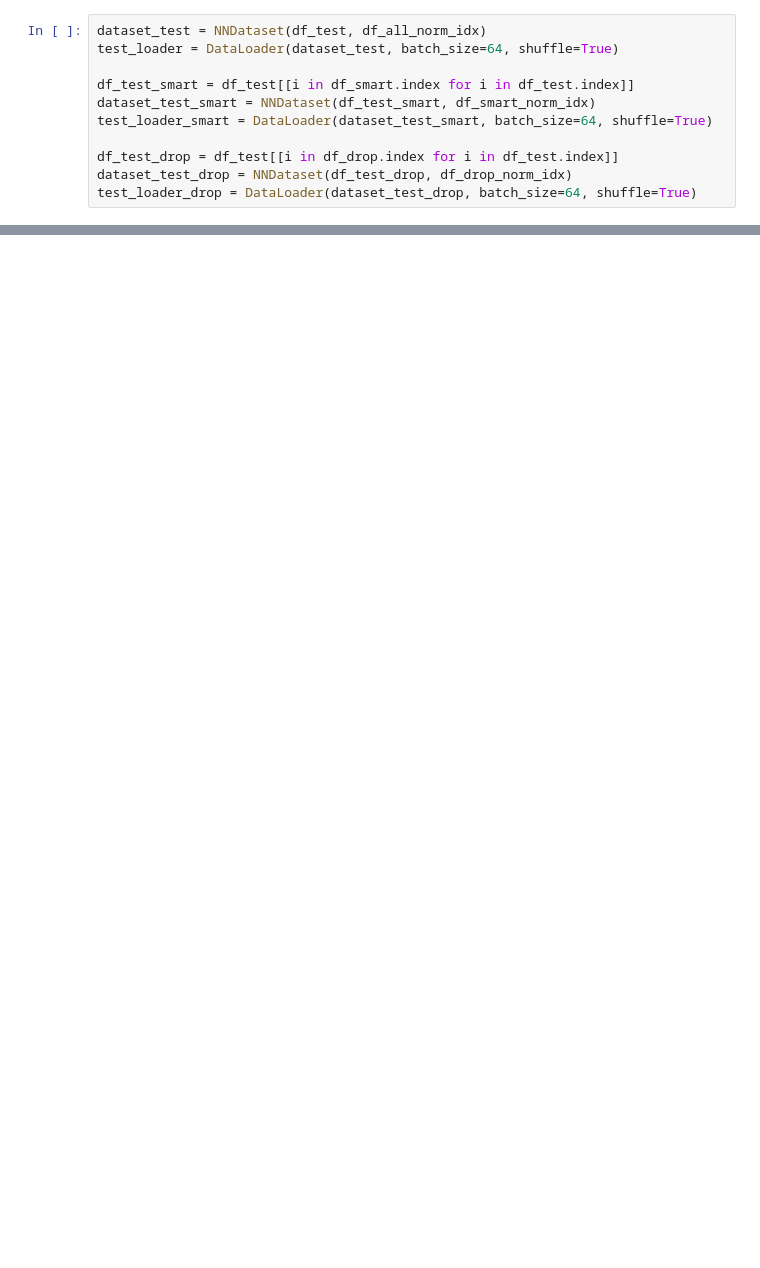
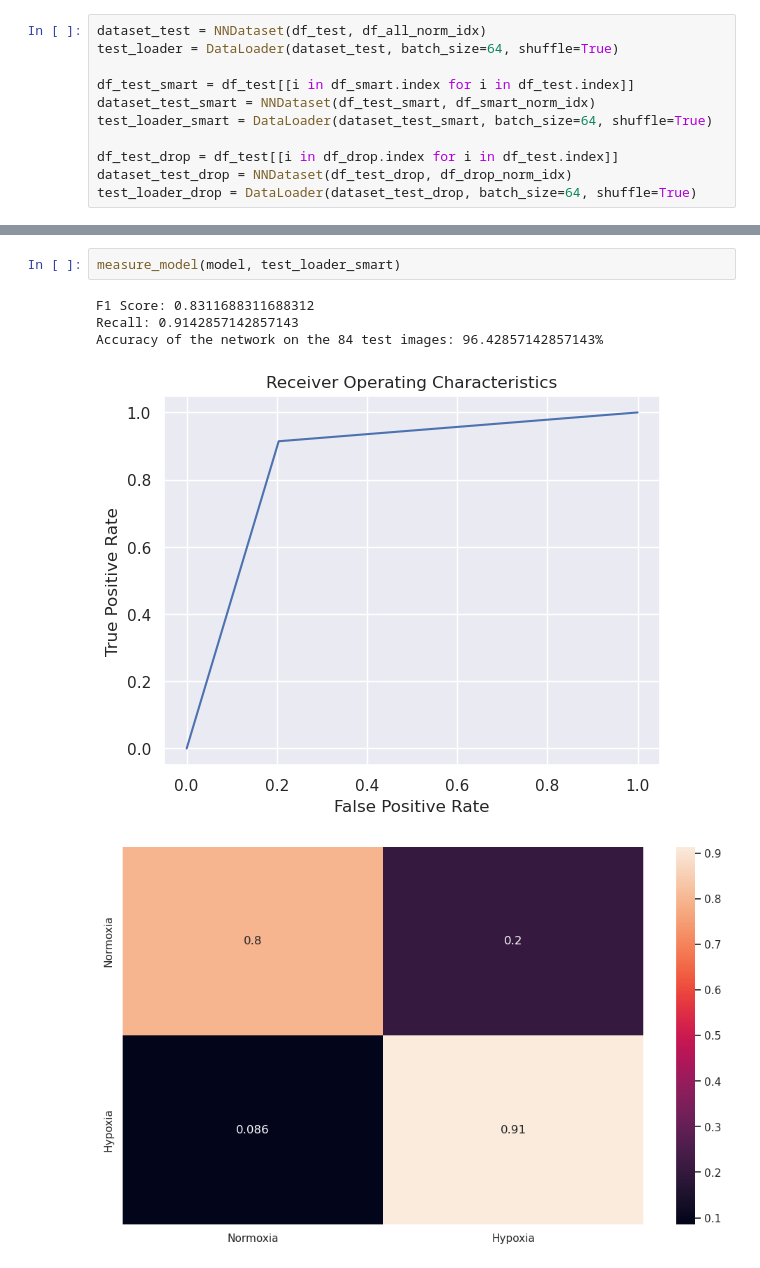
Before and after one commit to AliEmreSenel/BAIAILabProject2024, a Jupyter notebook: alliNN.ipynb, the cells around one changed output, grey strips where cells are left out. Saved outputs shown, nothing was run; the diff lists cells and outputs as text; blank space fills up the shorter version.

```diff
--- a/alliNN.ipynb
+++ b/alliNN.ipynb
@@ -305,0 +314,8 @@ test_loader_drop = DataLoader(dataset_test_drop, batch_size=64, shuffle=True)
+# %%
+measure_model(model, test_loader_smart)
+# %% [output]
+F1 Score: 0.8311688311688312
+Recall: 0.9142857142857143
+Accuracy of the network on the 84 test images: 96.42857142857143%
+[figure, added]
+[figure, added]
```
Also changed, not shown: parts of 4 cells of this notebook.
